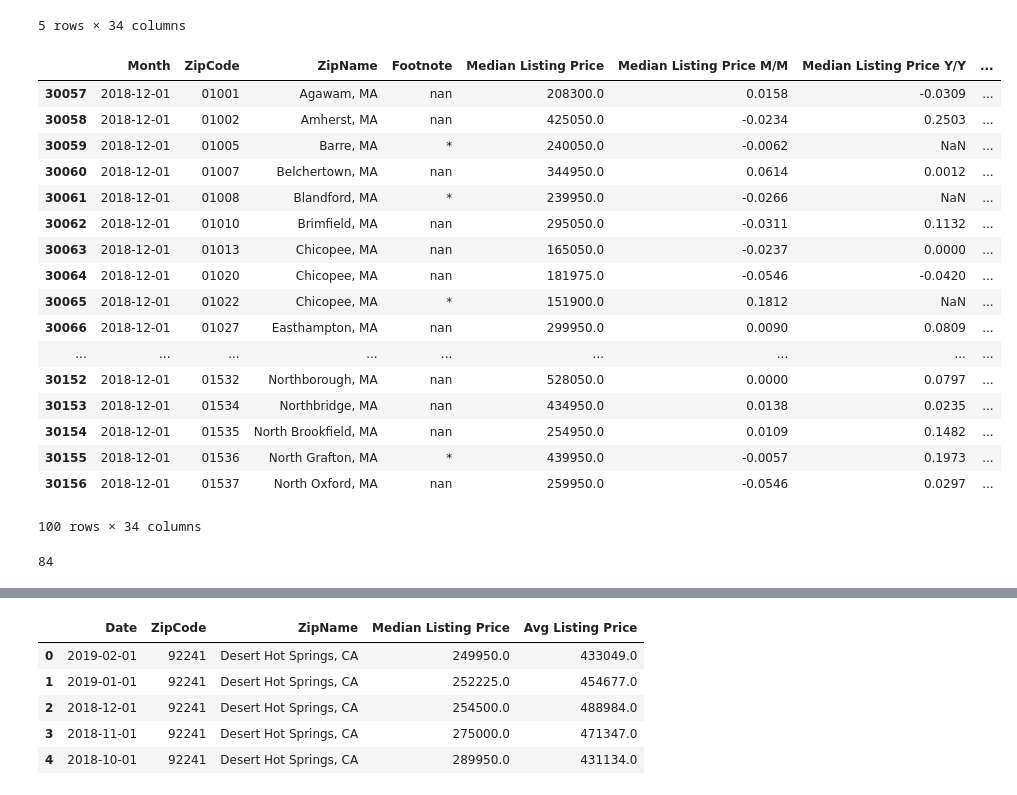
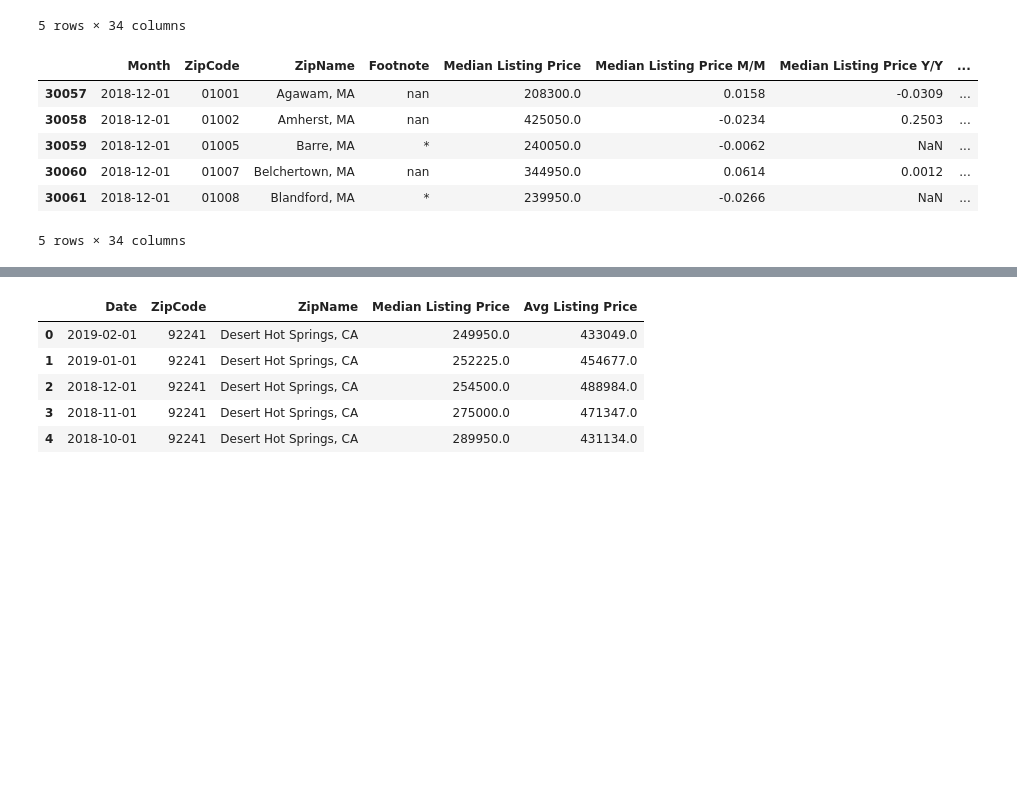
Before and after one commit to andrewboring/lexcorp-feasibility-study, a Jupyter notebook: data_assemble.ipynb, the cells around one changed output, grey strips where cells are left out. Cells and saved outputs as stored; diff of their text form; code cells hidden in the pictures; blank space fills up the shorter version.

```diff
--- a/data_assemble.ipynb
+++ b/data_assemble.ipynb
@@ -102,24 +99,13 @@ realtor_df.head()
 # %%
 filtered_realtor_df = realtor_df[realtor_df['Month'].dt.year == 2018]
 # %%
-filtered_realtor_df.head(100)
+filtered_realtor_df.head(5)
 # %% [output]
 |  | Month | ZipCode | ZipName | Footnote | Median Listing Price | Median Listing Price M/M | Median Listing Price Y/Y | ... |
 | 30057 | 2018-12-01 | 01001 | Agawam, MA | nan | 208300.0 | 0.0158 | -0.0309 | ... |
 | 30058 | 2018-12-01 | 01002 | Amherst, MA | nan | 425050.0 | -0.0234 | 0.2503 | ... |
 | 30059 | 2018-12-01 | 01005 | Barre, MA | * | 240050.0 | -0.0062 | NaN | ... |
 | 30060 | 2018-12-01 | 01007 | Belchertown, MA | nan | 344950.0 | 0.0614 | 0.0012 | ... |
 | 30061 | 2018-12-01 | 01008 | Blandford, MA | * | 239950.0 | -0.0266 | NaN | ... |
-| 30062 | 2018-12-01 | 01010 | Brimfield, MA | nan | 295050.0 | -0.0311 | 0.1132 | ... |
-| 30063 | 2018-12-01 | 01013 | Chicopee, MA | nan | 165050.0 | -0.0237 | 0.0000 | ... |
-| 30064 | 2018-12-01 | 01020 | Chicopee, MA | nan | 181975.0 | -0.0546 | -0.0420 | ... |
-| 30065 | 2018-12-01 | 01022 | Chicopee, MA | * | 151900.0 | 0.1812 | NaN | ... |
-| 30066 | 2018-12-01 | 01027 | Easthampton, MA | nan | 299950.0 | 0.0090 | 0.0809 | ... |
-| ... | ... | ... | ... | ... | ... | ... | ... | ... |
-| 30152 | 2018-12-01 | 01532 | Northborough, MA | nan | 528050.0 | 0.0000 | 0.0797 | ... |
-| 30153 | 2018-12-01 | 01534 | Northbridge, MA | nan | 434950.0 | 0.0138 | 0.0235 | ... |
-| 30154 | 2018-12-01 | 01535 | North Brookfield, MA | nan | 254950.0 | 0.0109 | 0.1482 | ... |
-| 30155 | 2018-12-01 | 01536 | North Grafton, MA | * | 439950.0 | -0.0057 | 0.1973 | ... |
-| 30156 | 2018-12-01 | 01537 | North Oxford, MA | nan | 259950.0 | -0.0546 | 0.0297 | ... |
-100 rows × 34 columns
+5 rows × 34 columns
 # %%
@@ -129,6 +116,4 @@ zips_df = pd.read_csv(zip_code_file, encoding="ISO-8859-1", dtype={'ZipCode':'st
 # %%
 # Get a count of zip codes in my zip list
 zips_count = zips_df['ZipCode'].count()
-zips_count
+#zips_count
-# %% [output]
-84
```
Also changed, not shown: parts of 35 cells of this notebook.
